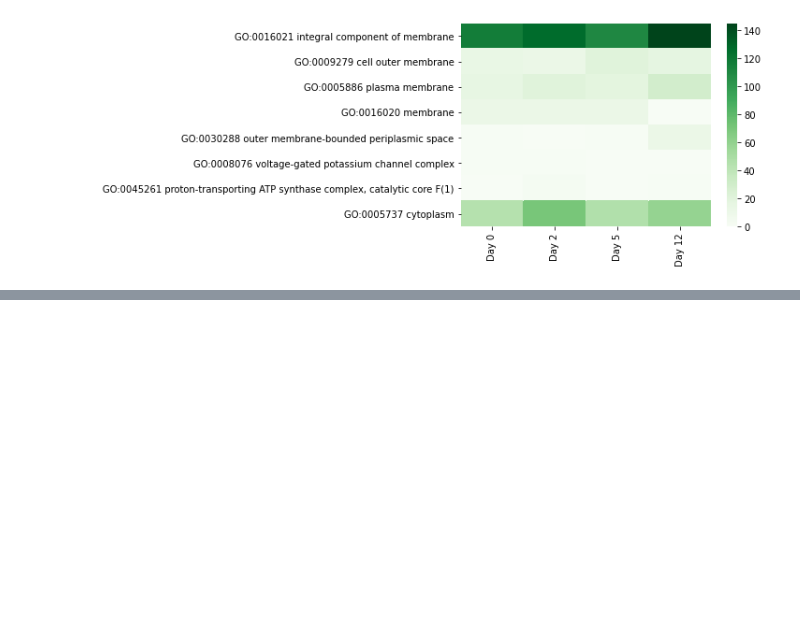
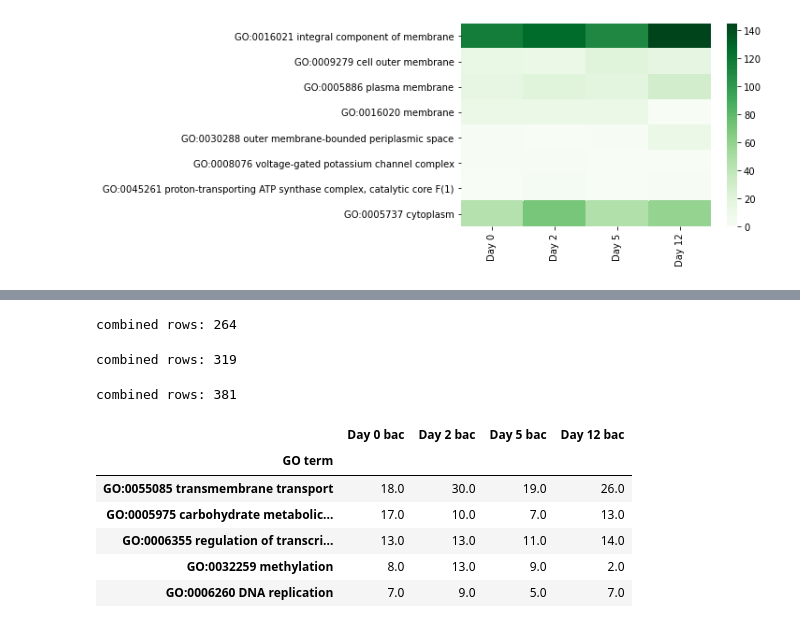
Before and after one commit to MeganEDuffy/rot-mayer, a Jupyter notebook: notebooks/GO-terms.ipynb, the cells around one changed output, grey strips where cells are left out. Drawn from its saved outputs; the diff is of its cells as text; code cells hidden in the pictures; blank space fills up the shorter version.

```diff
--- a/notebooks/GO-terms.ipynb
+++ b/notebooks/GO-terms.ipynb
@@ -147,0 +198,53 @@ plt.show()
+# %%
+# join the dataframes
+d0d2 = pd.merge(D0_bac, D2_bac, on = ['GO term'], how = 'outer')
+
+print('combined rows:', len(d0d2))
+
+# rename columns
+names = ['Day 0 bac', 'GO term', 'Day 2 bac']
+
+d0d2.columns = names
+# %% [output]
+combined rows: 264
+# %%
+# join the dataframes
+d0d2d5 = pd.merge(d0d2, D5_bac, on = ['GO term'], how = 'outer')
+
+print('combined rows:', len(d0d2d5))
+
+# rename columns
+names = ['Day 0 bac', 'GO term', 'Day 2 bac', 'Day 5 bac']
+
+d0d2d5.columns = names
+# %% [output]
+combined rows: 319
+# %%
+# join the dataframes
+d0d2d5d12 = pd.merge(d0d2d5, D12_bac, on = ['GO term'], how = 'outer')
+
+print('combined rows:', len(d0d2d5d12))
+
+# rename columns
+names = ['Day 0 bac', 'GO term', 'Day 2 bac', 'Day 5 bac', 'Day 12 bac']
+
+d0d2d5d12.columns = names
+# %% [output]
+combined rows: 381
+# %%
+d0d2d5d12.set_index('GO term', inplace = True)
+
+combineBP = d0d2d5d12
+
+# write combined GO term dataframe to a csv
+combineBP.to_csv("/home/millieginty/Documents/git-repos/rot-mayer/analyses/unipept/GO-terms/DN/TD+ND/DN80_combined_TD+ND_bp_GO.csv")
+
+combineBP.head()
+# %% [output]
+|  | Day 0 bac | Day 2 bac | Day 5 bac | Day 12 bac |
+| GO term |  |  |  |  |
+| GO:0055085 transmembrane transport | 18.0 | 30.0 | 19.0 | 26.0 |
+| GO:0005975 carbohydrate metabolic... | 17.0 | 10.0 | 7.0 | 13.0 |
+| GO:0006355 regulation of transcri... | 13.0 | 13.0 | 11.0 | 14.0 |
+| GO:0032259 methylation | 8.0 | 13.0 | 9.0 | 2.0 |
+| GO:0006260 DNA replication | 7.0 | 9.0 | 5.0 | 7.0 |
```
Also changed, not shown: parts of 6 cells of this notebook, 14 other files.
